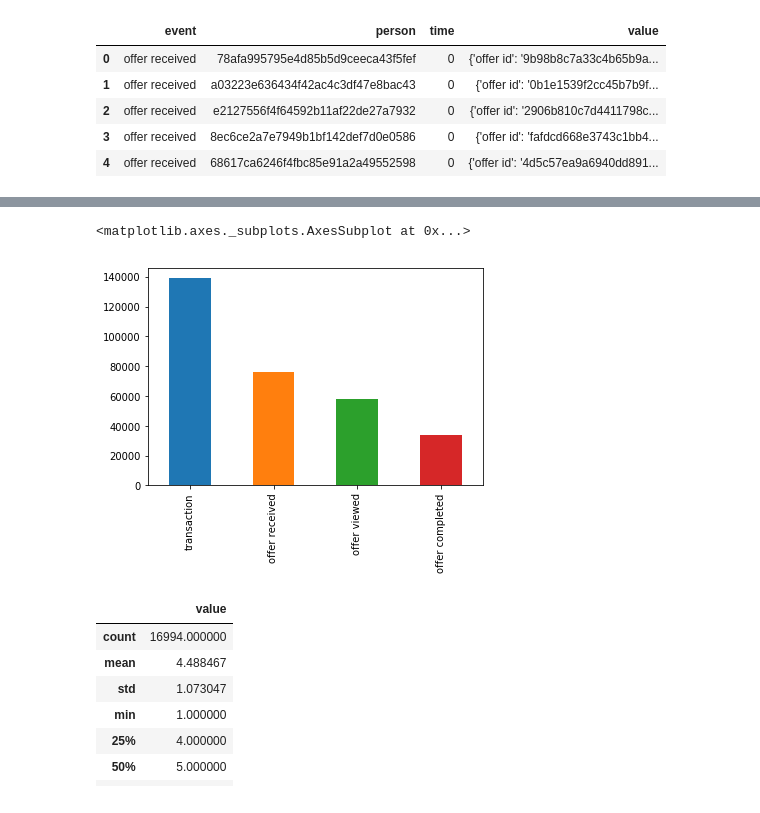
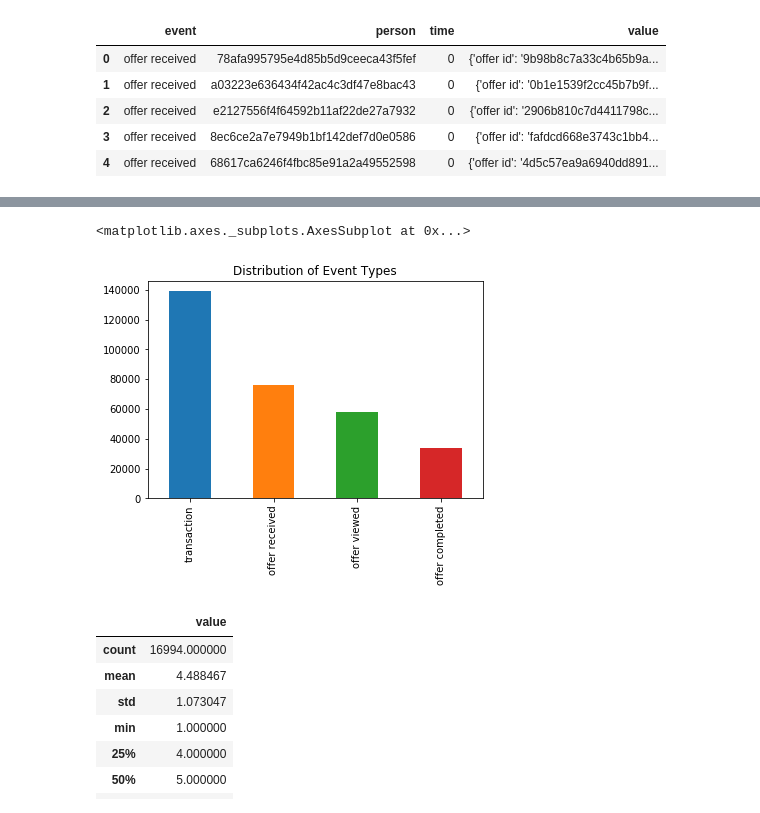
Before and after one commit to kashyapbarua/starbucks-analysis, a Jupyter notebook: Starbucks_Capstone_notebook.ipynb, the cells around one changed output, grey strips where cells are left out. Saved outputs shown, nothing was run; the diff lists cells and outputs as text; code cells hidden in the pictures.

```diff
--- a/Starbucks_Capstone_notebook.ipynb
+++ b/Starbucks_Capstone_notebook.ipynb
@@ -223,10 +223,10 @@ transcript.describe(include="all")
 | 75% | NaN | NaN | 528.000000 | NaN |
 | max | NaN | NaN | 714.000000 | NaN |
 # %%
-pd.value_counts(transcript['event']).plot.bar()
+pd.value_counts(transcript['event']).plot.bar(title='Distribution of Event Types')
 # %% [output]
 <matplotlib.axes._subplots.AxesSubplot at 0x...>
-[figure, old version]
+[figure, new version]
 # %%
 per_person_value = transcript[transcript['event'] == 'offer received'].groupby(['person'], as_index = False).agg({'value':'count'})
 per_person_value.describe()
```
Also changed, not shown: parts of 62 cells of this notebook.
